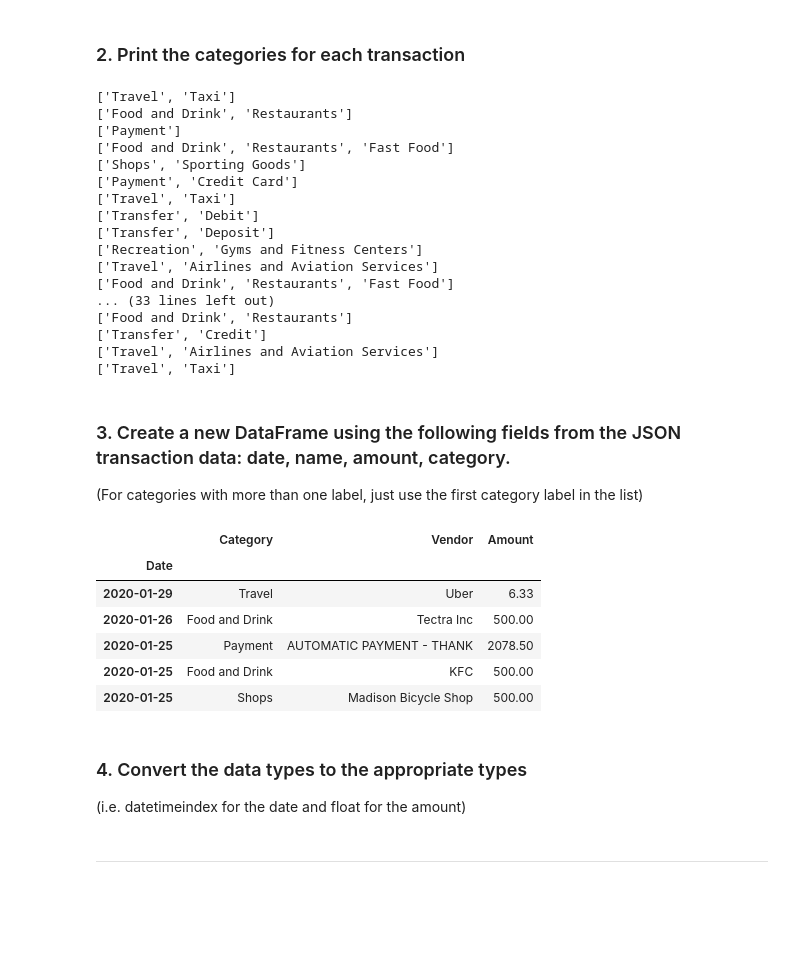
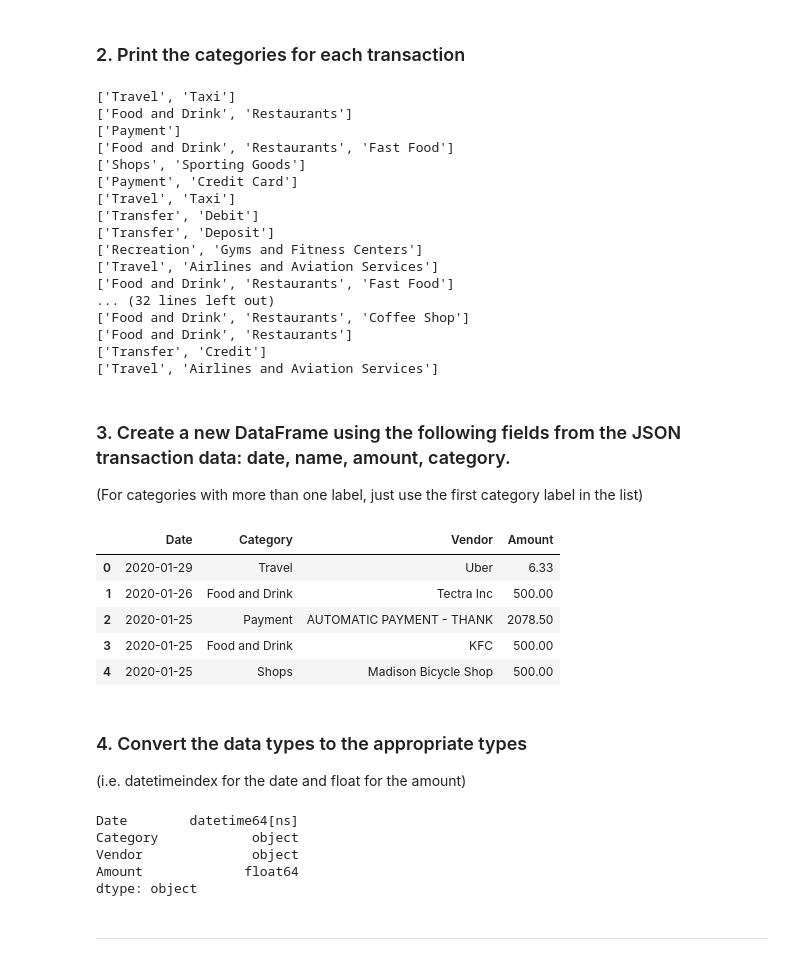
Before and after one commit to karlmunchaussen/API, a Jupyter notebook: account_summary.ipynb, the cells around one changed output. Saved outputs shown, nothing was run; the diff lists cells and outputs as text; code cells hidden in the pictures; blank space fills up the shorter version.

```diff
--- a/account_summary.ipynb
+++ b/account_summary.ipynb
@@ -83,8 +83,8 @@ In this section, you will use the Plaid Python SDK to connect to the Developer S
 # %% [markdown]
 ### 1. Fetch the Transactions for the last 90 days
 # %%
-start_date = f"{datetime.datetime.now() + datetime.timedelta(-90):%Y-%m-%d}".format()
-end_date = f"{datetime.datetime.now():%Y-%m-%d}".format()
+start_date = f'{datetime.datetime.now() + datetime.timedelta(-90):%Y-%m-%d}'
+end_date = f'{datetime.datetime.now():%Y-%m-%d}'
 transactions_response = client.Transactions.get(access_tkn, start_date, end_date)
 transactions = transactions_response['transactions']
 # %% [markdown]
@@ -108,11 +108,11 @@ for t in transactions:
 ['Recreation', 'Gyms and Fitness Centers']
 ['Travel', 'Airlines and Aviation Services']
 ['Food and Drink', 'Restaurants', 'Fast Food']
-... (33 lines left out)
+... (32 lines left out)
+['Food and Drink', 'Restaurants', 'Coffee Shop']
 ['Food and Drink', 'Restaurants']
 ['Transfer', 'Credit']
 ['Travel', 'Airlines and Aviation Services']
-['Travel', 'Taxi']
 # %% [markdown]
 ### 3. Create a new DataFrame using the following fields from the JSON transaction data: date, name, amount, category.
 
@@ -120,28 +120,32 @@ for t in transactions:
 # %%
 trans_data_df = pd.DataFrame(columns=['Date','Category','Vendor','Amount'])
 for index, t in enumerate(transactions):
     trans_data_df.loc[index] = [t['date'],
                               t['category'][0],
                               t['name'],
                               t['amount']]
-trans_data_df.set_index('Date', inplace=True)
-trans_data_df.sort_index(ascending=False, inplace=True)
 trans_data_df.head()
 # %% [output]
-|  | Category | Vendor | Amount |
-| Date |  |  |  |
-| 2020-01-29 | Travel | Uber | 6.33 |
-| 2020-01-26 | Food and Drink | Tectra Inc | 500.00 |
-| 2020-01-25 | Payment | AUTOMATIC PAYMENT - THANK | 2078.50 |
-| 2020-01-25 | Food and Drink | KFC | 500.00 |
-| 2020-01-25 | Shops | Madison Bicycle Shop | 500.00 |
+|  | Date | Category | Vendor | Amount |
+| 0 | 2020-01-29 | Travel | Uber | 6.33 |
+| 1 | 2020-01-26 | Food and Drink | Tectra Inc | 500.00 |
+| 2 | 2020-01-25 | Payment | AUTOMATIC PAYMENT - THANK | 2078.50 |
+| 3 | 2020-01-25 | Food and Drink | KFC | 500.00 |
+| 4 | 2020-01-25 | Shops | Madison Bicycle Shop | 500.00 |
 # %% [markdown]
 ### 4. Convert the data types to the appropriate types
 
 (i.e. datetimeindex for the date and float for the amount)
 # %%
 trans_data_df['Amount'].astype(float)
-trans_data_df.index = pd.to_datetime(trans_data_df.index)
+trans_data_df['Date'] = pd.to_datetime(trans_data_df['Date'])
+trans_data_df.dtypes
+# %% [output]
+Date        datetime64[ns]
+Category            object
+Vendor              object
+Amount             float64
+dtype: object
 # %% [markdown]
 ---
 # %% [markdown]
```
Also changed, not shown: parts of 6 cells of this notebook.
